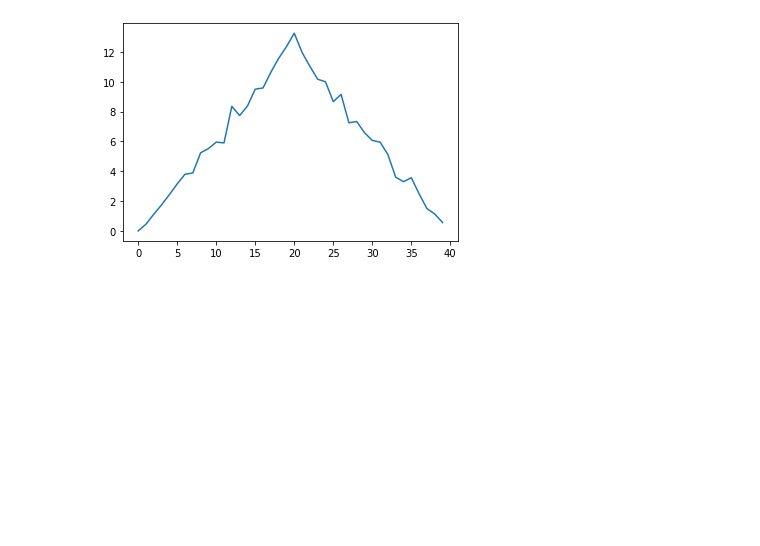
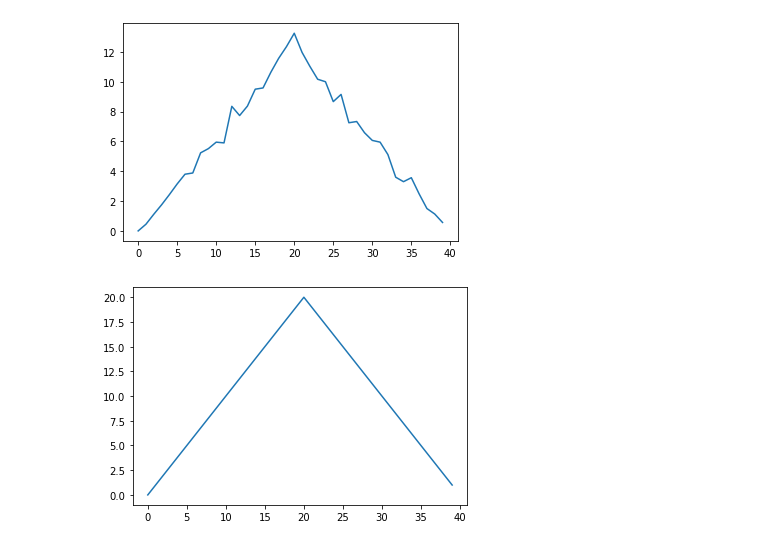
Before and after one commit to 4TUResearchData-Carpentries/software_carpentry_learner, a Jupyter notebook: python_day1.ipynb, the cells around one changed output. Drawn from its saved outputs; the diff is of its cells as text; code cells hidden in the pictures; blank space fills up the shorter version.

```diff
--- a/python_day1.ipynb
+++ b/python_day1.ipynb
@@ -205,4 +205,7 @@ plt.show()
 # %% [output]
 [figure]
 # %%
-max_plot = plt.plot(numpy.max(data, ))
+max_plot = plt.plot(numpy.max(data, axis=0))
+plt.show()
+# %% [output]
+[figure, added]
```
Also changed, not shown: parts of 1 cell of this notebook.
